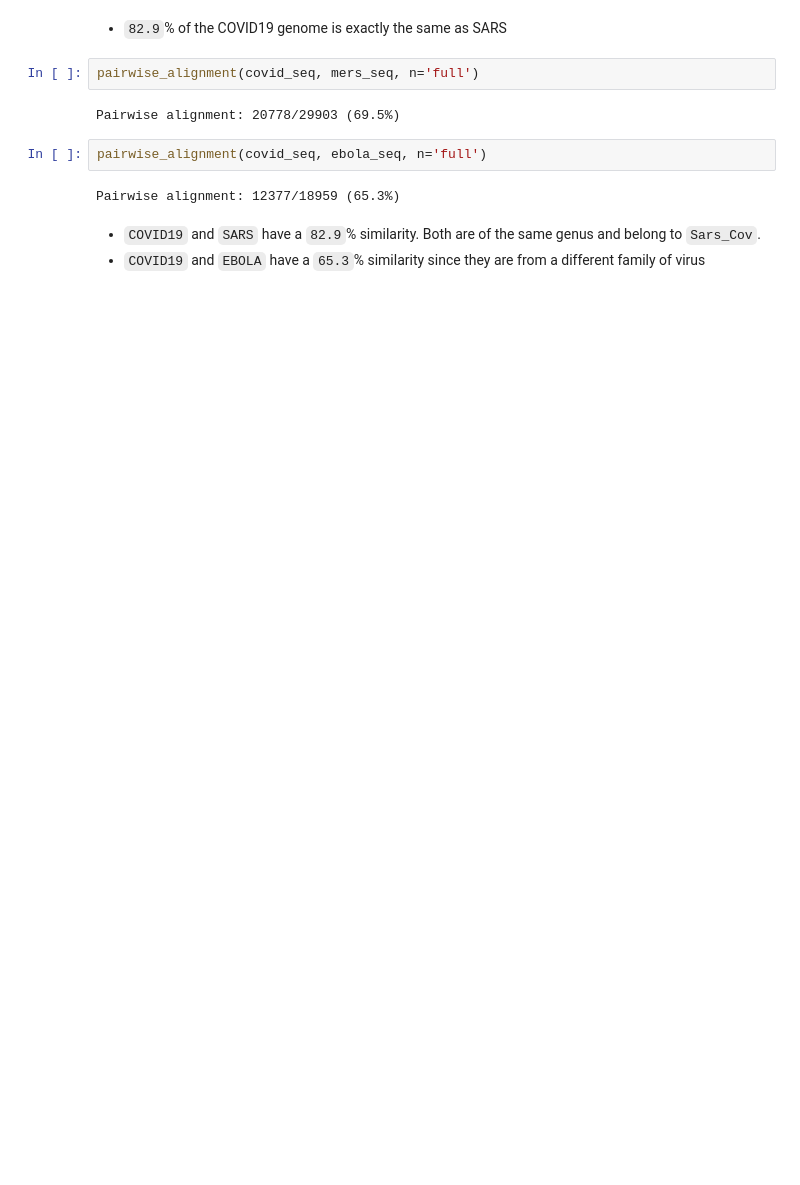
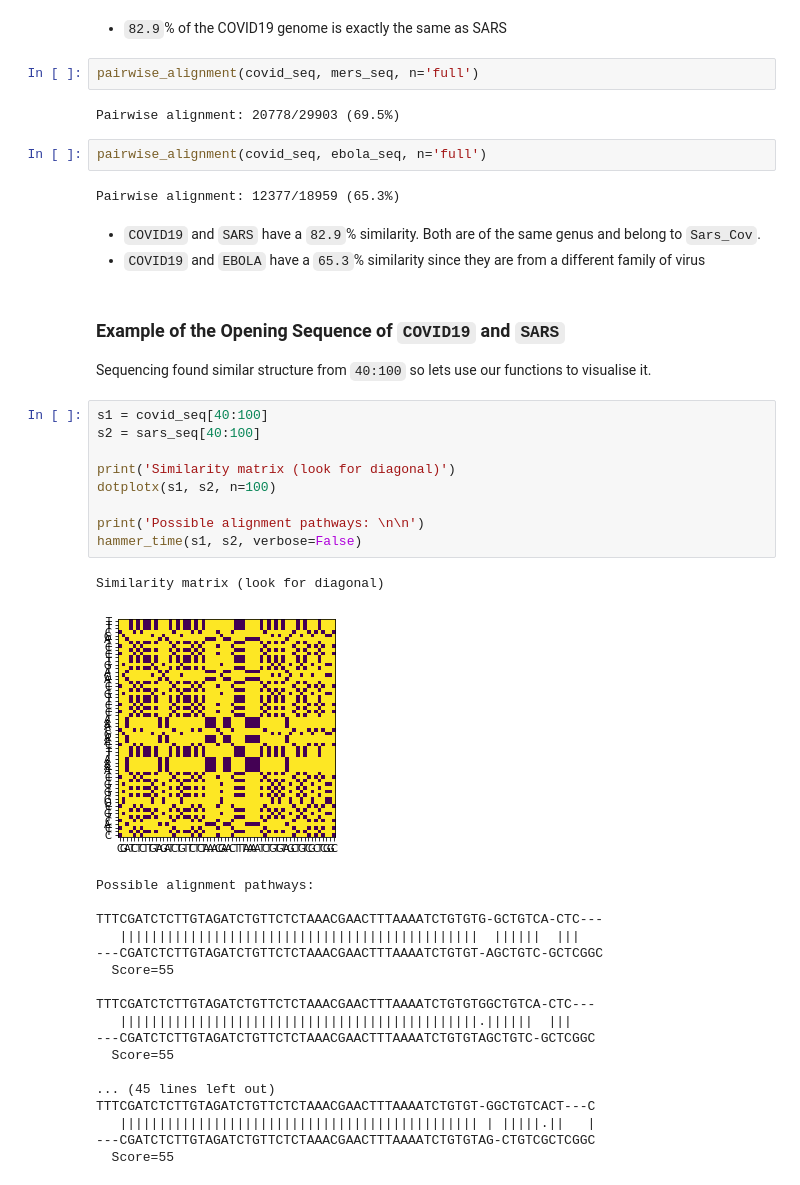
Before and after one commit to lukexyz/DNA-Toolbox, a Jupyter notebook: notebooks/02-SequenceComparison.ipynb, the cells around one changed output. Cells and saved outputs as stored; diff of their text form; blank space fills up the shorter version.

Commit message:
add vis of covid/sars opening sequence

```diff
--- a/notebooks/02-SequenceComparison.ipynb
+++ b/notebooks/02-SequenceComparison.ipynb
@@ -512,3 +512,35 @@ Pairwise alignment: 12377/18959 (65.3%)
 # %% [markdown]
 * `COVID19` and `SARS` have a `82.9`% similarity. Both are of the same genus and belong to `Sars_Cov`.
 * `COVID19` and `EBOLA` have a `65.3`% similarity since they are from a different family of virus
+# %% [markdown]
+### Example of the Opening Sequence of `COVID19` and `SARS`
+Sequencing found similar structure from `40:100` so lets use our functions to visualise it.
+# %%
+s1 = covid_seq[40:100]
+s2 = sars_seq[40:100]
+
+print('Similarity matrix (look for diagonal)')
+dotplotx(s1, s2, n=100)
+
+print('Possible alignment pathways: \n\n')
+hammer_time(s1, s2, verbose=False)
+# %% [output]
+Similarity matrix (look for diagonal)
+[figure, added]
+Possible alignment pathways:
+
+TTTCGATCTCTTGTAGATCTGTTCTCTAAACGAACTTTAAAATCTGTGTG-GCTGTCA-CTC---
+   ||||||||||||||||||||||||||||||||||||||||||||||  ||||||  |||
+---CGATCTCTTGTAGATCTGTTCTCTAAACGAACTTTAAAATCTGTGT-AGCTGTC-GCTCGGC
+  Score=55
+
+TTTCGATCTCTTGTAGATCTGTTCTCTAAACGAACTTTAAAATCTGTGTGGCTGTCA-CTC---
+   ||||||||||||||||||||||||||||||||||||||||||||||.||||||  |||
+---CGATCTCTTGTAGATCTGTTCTCTAAACGAACTTTAAAATCTGTGTAGCTGTC-GCTCGGC
+  Score=55
+
+... (45 lines left out)
+TTTCGATCTCTTGTAGATCTGTTCTCTAAACGAACTTTAAAATCTGTGT-GGCTGTCACT---C
+   |||||||||||||||||||||||||||||||||||||||||||||| | |||||.||   |
+---CGATCTCTTGTAGATCTGTTCTCTAAACGAACTTTAAAATCTGTGTAG-CTGTCGCTCGGC
+  Score=55
```
